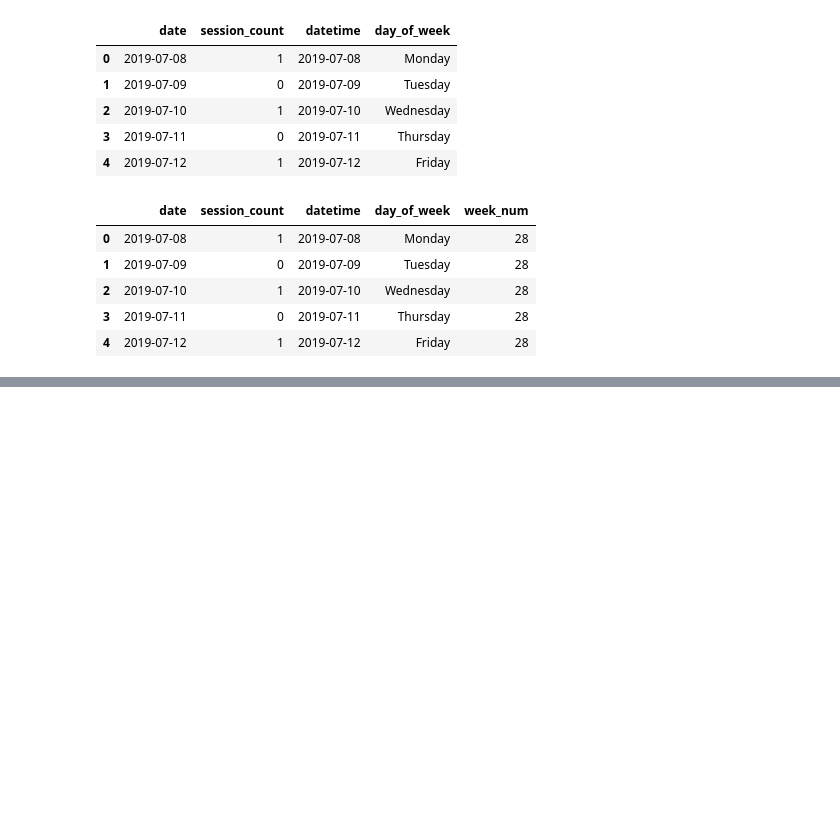
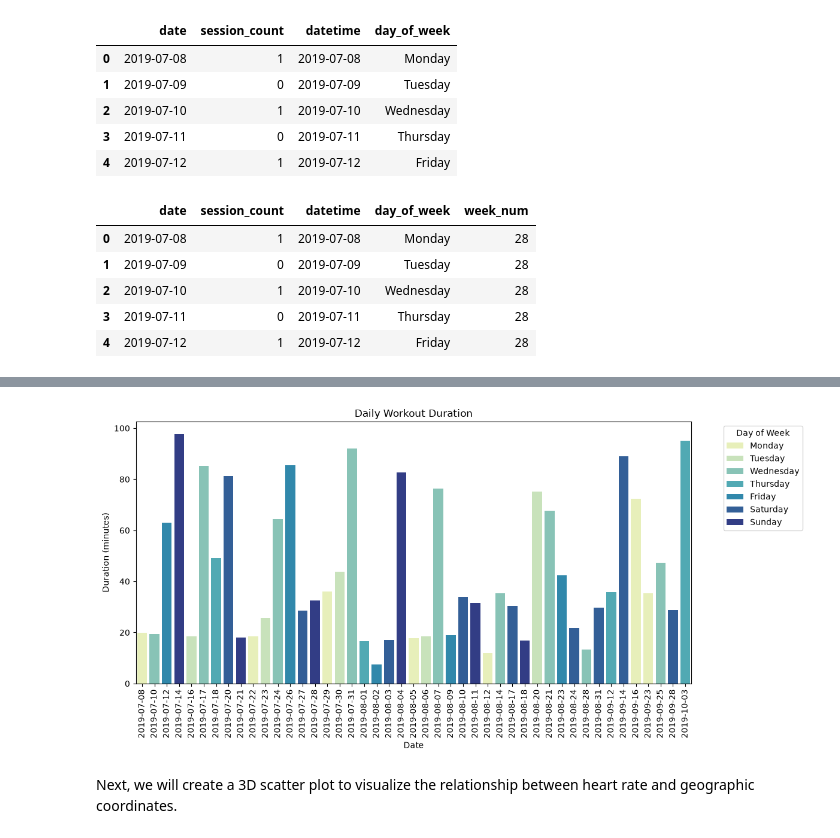
Before and after one commit to vandao288/strava_data_report, a Jupyter notebook: strava.ipynb, the cells around one changed output, grey strips where cells are left out. Drawn from its saved outputs; the diff is of its cells as text; code cells hidden in the pictures; blank space fills up the shorter version.

```diff
--- a/strava.ipynb
+++ b/strava.ipynb
@@ -675,0 +679,3 @@ plt.show()
+# %%
+duration_df = workout_summary.groupby('date')['duration(m)'].sum().reset_index(name='daily_duration(m)')
+duration_df.head()
@@ -675,0 +689,3 @@ plt.show()
+# %%
+duration_df['day_of_week'] = pd.to_datetime(duration_df['date']).dt.day_name()
+duration_df.head()
@@ -675,0 +699,22 @@ plt.show()
+# %%
+plt.figure(figsize=(12, 6))
+sns.barplot(
+    data=duration_df,
+    x='date',
+    y='daily_duration(m)',
+    hue='day_of_week',
+    hue_order = day_order,
+    palette='YlGnBu'
+)
+
+plt.title('Daily Workout Duration')
+plt.xlabel('Date')
+plt.ylabel('Duration (minutes)')
+plt.xticks(rotation=90)
+plt.legend(title='Day of Week', bbox_to_anchor=(1.05, 1), loc='upper left')
+plt.tight_layout()
+plt.show()
+# %% [output]
+[figure, added]
+# %% [markdown]
+Next, we will create a 3D scatter plot to visualize the relationship between heart rate and geographic coordinates.
```
Also changed, not shown: parts of 13 cells of this notebook.
